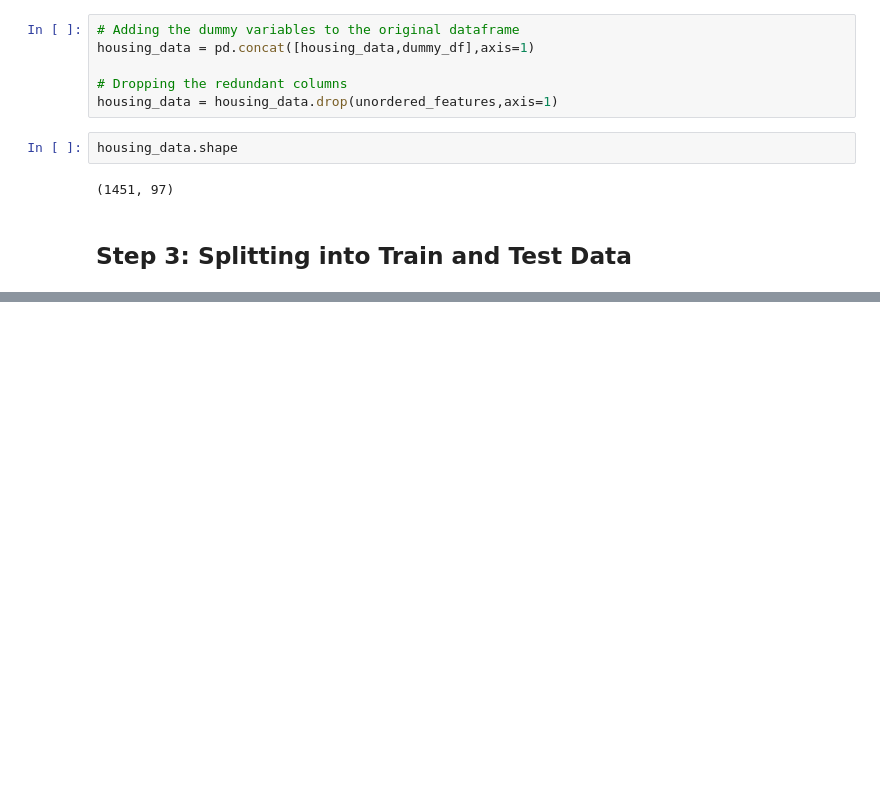
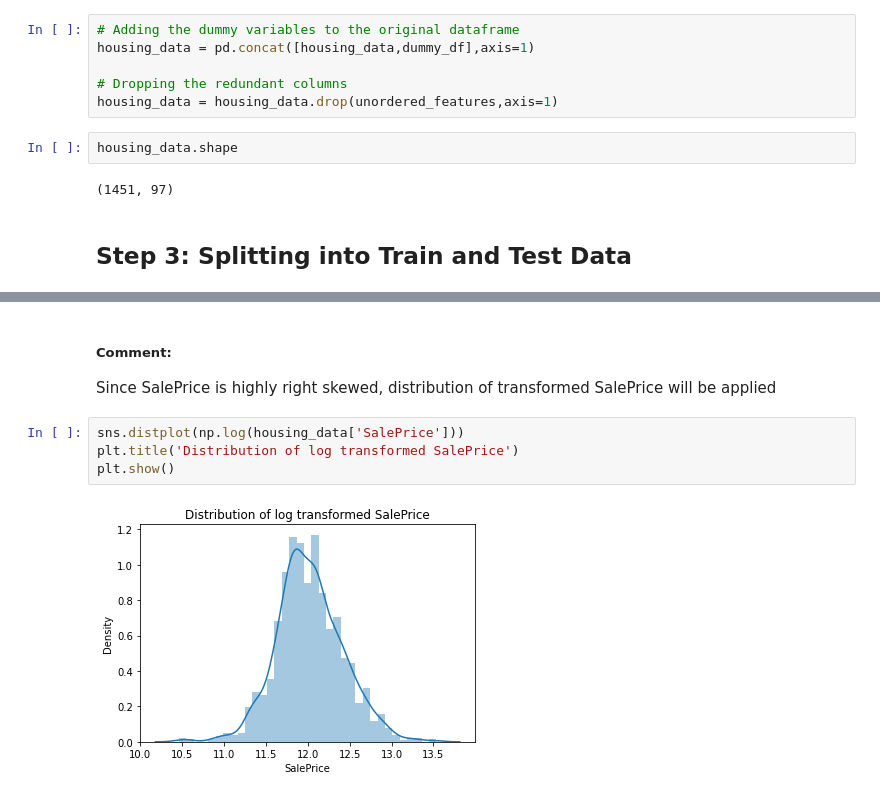
Before and after one commit to samrich76/Advanced-Regression-Assignment, a Jupyter notebook: Australian_market_Predict.ipynb, the cells around one changed output, grey strips where cells are left out. Saved outputs shown, nothing was run; the diff lists cells and outputs as text; blank space fills up the shorter version.

```diff
--- a/Australian_market_Predict.ipynb
+++ b/Australian_market_Predict.ipynb
@@ -748,0 +767,9 @@ housing_data.shape
+# %% [markdown]
+##### Comment:
+Since SalePrice is highly right skewed, distribution of transformed SalePrice will be applied
+# %%
+sns.distplot(np.log(housing_data['SalePrice']))
+plt.title('Distribution of log transformed SalePrice')
+plt.show()
+# %% [output]
+[figure, added]
```
Also changed, not shown: parts of 25 cells of this notebook.
